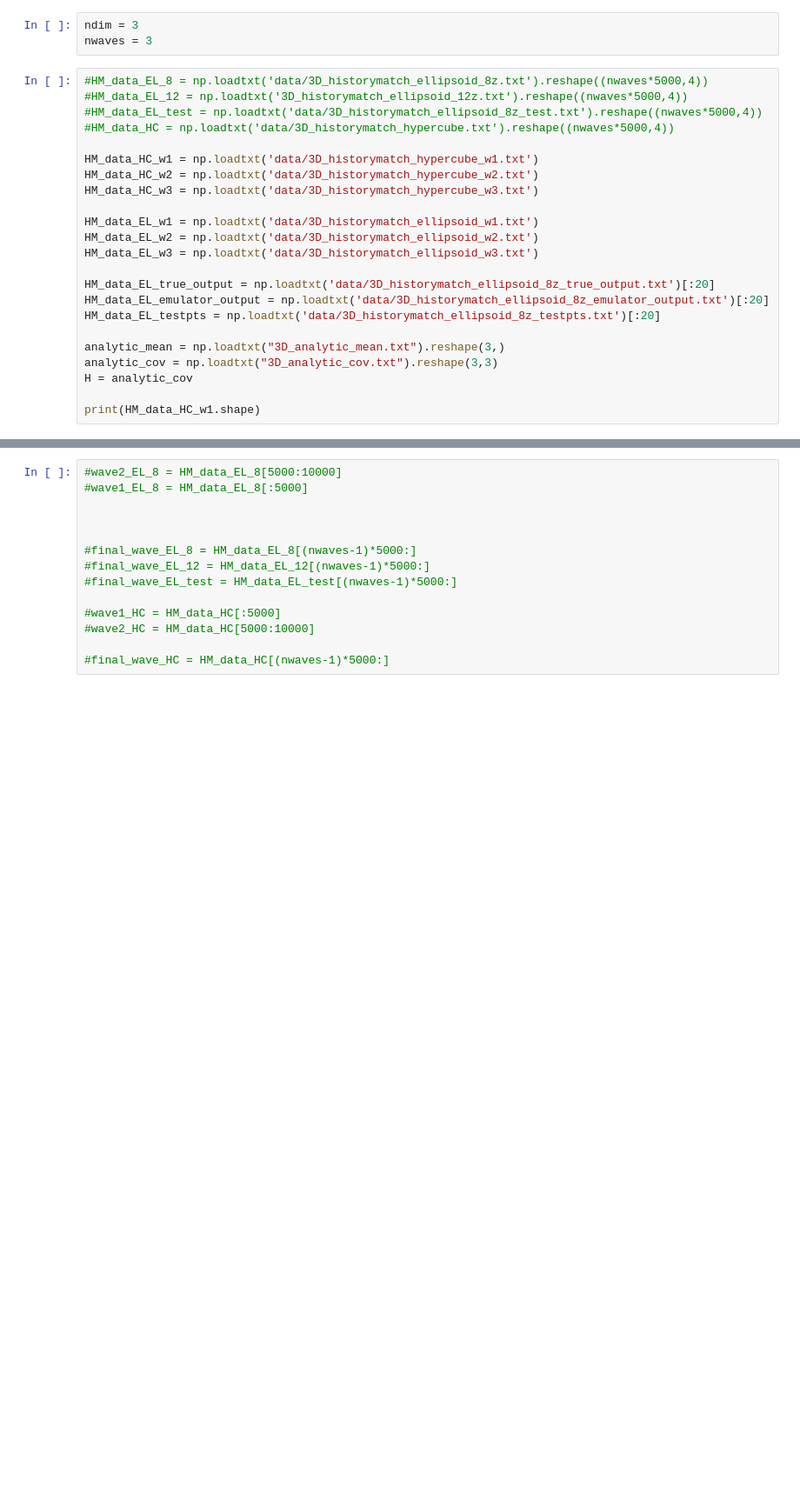
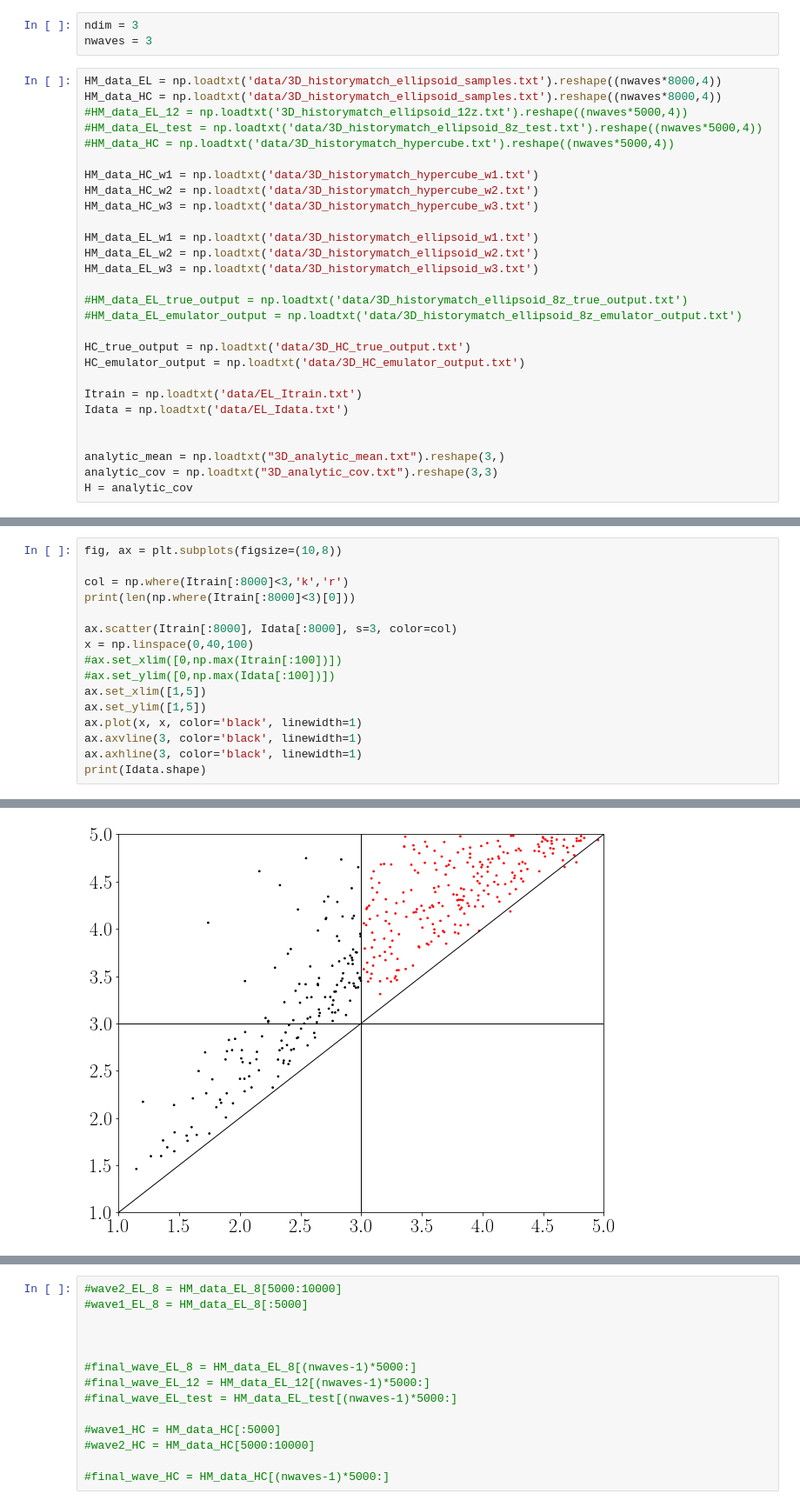
Before and after one commit to elliemay481/HistoryMatching, a Jupyter notebook: historymatch/Plots_3D.ipynb, the cells around one changed output, grey strips where cells are left out. Shown: that part at 87% size. Cells and saved outputs as stored; diff of their text form; blank space fills up the shorter version.

```diff
--- a/historymatch/Plots_3D.ipynb
+++ b/historymatch/Plots_3D.ipynb
@@ -24,7 +24,8 @@ plt.rc('figure', titlesize=BIGGER_SIZE)  # fontsize of the figure title
 ndim = 3
 nwaves = 3
 # %%
-#HM_data_EL_8 = np.loadtxt('data/3D_historymatch_ellipsoid_8z.txt').reshape((nwaves*5000,4))
+HM_data_EL = np.loadtxt('data/3D_historymatch_ellipsoid_samples.txt').reshape((nwaves*8000,4))
+HM_data_HC = np.loadtxt('data/3D_historymatch_ellipsoid_samples.txt').reshape((nwaves*8000,4))
 #HM_data_EL_12 = np.loadtxt('3D_historymatch_ellipsoid_12z.txt').reshape((nwaves*5000,4))
 #HM_data_EL_test = np.loadtxt('data/3D_historymatch_ellipsoid_8z_test.txt').reshape((nwaves*5000,4))
 #HM_data_HC = np.loadtxt('data/3D_historymatch_hypercube.txt').reshape((nwaves*5000,4))
@@ -37,12 +38,16 @@ HM_data_EL_w1 = np.loadtxt('data/3D_historymatch_ellipsoid_w1.txt')
 HM_data_EL_w2 = np.loadtxt('data/3D_historymatch_ellipsoid_w2.txt')
 HM_data_EL_w3 = np.loadtxt('data/3D_historymatch_ellipsoid_w3.txt')
 
-HM_data_EL_true_output = np.loadtxt('data/3D_historymatch_ellipsoid_8z_true_output.txt')[:20]
-HM_data_EL_emulator_output = np.loadtxt('data/3D_historymatch_ellipsoid_8z_emulator_output.txt')[:20]
-HM_data_EL_testpts = np.loadtxt('data/3D_historymatch_ellipsoid_8z_testpts.txt')[:20]
+#HM_data_EL_true_output = np.loadtxt('data/3D_historymatch_ellipsoid_8z_true_output.txt')
+#HM_data_EL_emulator_output = np.loadtxt('data/3D_historymatch_ellipsoid_8z_emulator_output.txt')
+
+HC_true_output = np.loadtxt('data/3D_HC_true_output.txt')
+HC_emulator_output = np.loadtxt('data/3D_HC_emulator_output.txt')
+
+Itrain = np.loadtxt('data/EL_Itrain.txt')
+Idata = np.loadtxt('data/EL_Idata.txt')
+
 
 analytic_mean = np.loadtxt("3D_analytic_mean.txt").reshape(3,)
 analytic_cov = np.loadtxt("3D_analytic_cov.txt").reshape(3,3)
 H = analytic_cov
-
-print(HM_data_HC_w1.shape)
@@ -58,0 +54,17 @@ ax.scatter(HM_data_EL_testpts[:,0], HM_data_EL_emulator_output[:,0], s=1)
+# %%
+fig, ax = plt.subplots(figsize=(10,8))
+
+col = np.where(Itrain[:8000]<3,'k','r')
+print(len(np.where(Itrain[:8000]<3)[0]))
+
+ax.scatter(Itrain[:8000], Idata[:8000], s=3, color=col)
+x = np.linspace(0,40,100)
+#ax.set_xlim([0,np.max(Itrain[:100])])
+#ax.set_ylim([0,np.max(Idata[:100])])
+ax.set_xlim([1,5])
+ax.set_ylim([1,5])
+ax.plot(x, x, color='black', linewidth=1)
+ax.axvline(3, color='black', linewidth=1)
+ax.axhline(3, color='black', linewidth=1)
+print(Idata.shape)
+# %% [output]
@@ -58,0 +73 @@ ax.scatter(HM_data_EL_testpts[:,0], HM_data_EL_emulator_output[:,0], s=1)
+[figure, added]
```
Also changed, not shown: parts of 11 cells of this notebook, 47 other files.
